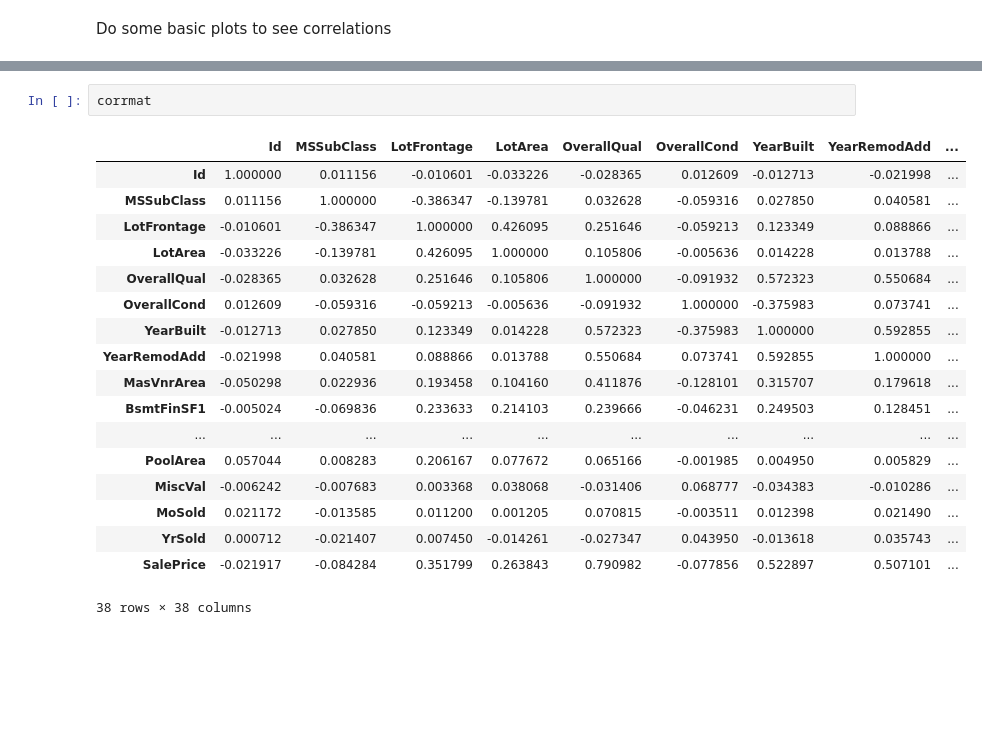
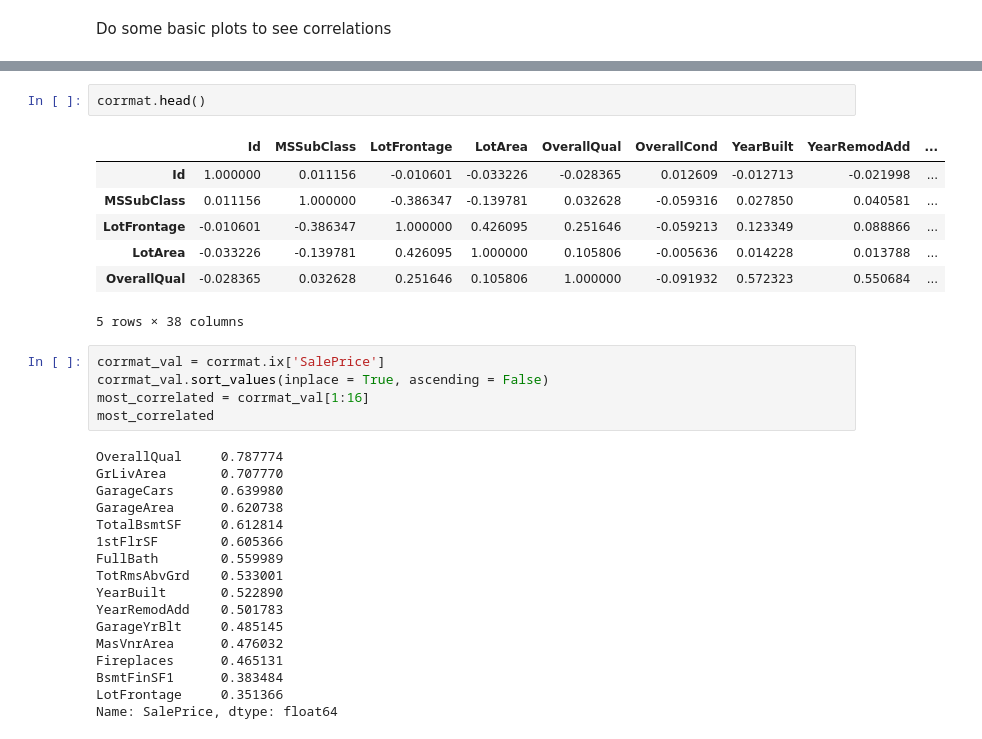
Before and after one commit to wangzining/Housing-Price, a Jupyter notebook: view.ipynb, the cells around one changed output, grey strips where cells are left out. Drawn from its saved outputs; the diff is of its cells as text; blank space fills up the shorter version.

```diff
--- a/view.ipynb
+++ b/view.ipynb
@@ -52,22 +102,33 @@ sns.heatmap(corrmat, vmax=0.9, square=True)
 [figure]
 # %%
-corrmat
+corrmat.head()
 # %% [output]
 |  | Id | MSSubClass | LotFrontage | LotArea | OverallQual | OverallCond | YearBuilt | YearRemodAdd | ... |
 | Id | 1.000000 | 0.011156 | -0.010601 | -0.033226 | -0.028365 | 0.012609 | -0.012713 | -0.021998 | ... |
 | MSSubClass | 0.011156 | 1.000000 | -0.386347 | -0.139781 | 0.032628 | -0.059316 | 0.027850 | 0.040581 | ... |
 | LotFrontage | -0.010601 | -0.386347 | 1.000000 | 0.426095 | 0.251646 | -0.059213 | 0.123349 | 0.088866 | ... |
 | LotArea | -0.033226 | -0.139781 | 0.426095 | 1.000000 | 0.105806 | -0.005636 | 0.014228 | 0.013788 | ... |
 | OverallQual | -0.028365 | 0.032628 | 0.251646 | 0.105806 | 1.000000 | -0.091932 | 0.572323 | 0.550684 | ... |
-| OverallCond | 0.012609 | -0.059316 | -0.059213 | -0.005636 | -0.091932 | 1.000000 | -0.375983 | 0.073741 | ... |
-| YearBuilt | -0.012713 | 0.027850 | 0.123349 | 0.014228 | 0.572323 | -0.375983 | 1.000000 | 0.592855 | ... |
-| YearRemodAdd | -0.021998 | 0.040581 | 0.088866 | 0.013788 | 0.550684 | 0.073741 | 0.592855 | 1.000000 | ... |
-| MasVnrArea | -0.050298 | 0.022936 | 0.193458 | 0.104160 | 0.411876 | -0.128101 | 0.315707 | 0.179618 | ... |
-| BsmtFinSF1 | -0.005024 | -0.069836 | 0.233633 | 0.214103 | 0.239666 | -0.046231 | 0.249503 | 0.128451 | ... |
-| ... | ... | ... | ... | ... | ... | ... | ... | ... | ... |
-| PoolArea | 0.057044 | 0.008283 | 0.206167 | 0.077672 | 0.065166 | -0.001985 | 0.004950 | 0.005829 | ... |
-| MiscVal | -0.006242 | -0.007683 | 0.003368 | 0.038068 | -0.031406 | 0.068777 | -0.034383 | -0.010286 | ... |
-| MoSold | 0.021172 | -0.013585 | 0.011200 | 0.001205 | 0.070815 | -0.003511 | 0.012398 | 0.021490 | ... |
-| YrSold | 0.000712 | -0.021407 | 0.007450 | -0.014261 | -0.027347 | 0.043950 | -0.013618 | 0.035743 | ... |
-| SalePrice | -0.021917 | -0.084284 | 0.351799 | 0.263843 | 0.790982 | -0.077856 | 0.522897 | 0.507101 | ... |
-38 rows × 38 columns
+5 rows × 38 columns
+# %%
+corrmat_val = corrmat.ix['SalePrice']
+corrmat_val.sort_values(inplace = True, ascending = False)
+most_correlated = corrmat_val[1:16]
+most_correlated
+# %% [output]
+OverallQual     0.787774
+GrLivArea       0.707770
+GarageCars      0.639980
+GarageArea      0.620738
+TotalBsmtSF     0.612814
+1stFlrSF        0.605366
+FullBath        0.559989
+TotRmsAbvGrd    0.533001
+YearBuilt       0.522890
+YearRemodAdd    0.501783
+GarageYrBlt     0.485145
+MasVnrArea      0.476032
+Fireplaces      0.465131
+BsmtFinSF1      0.383484
+LotFrontage     0.351366
+Name: SalePrice, dtype: float64
```
Also changed, not shown: parts of 5 cells of this notebook.
